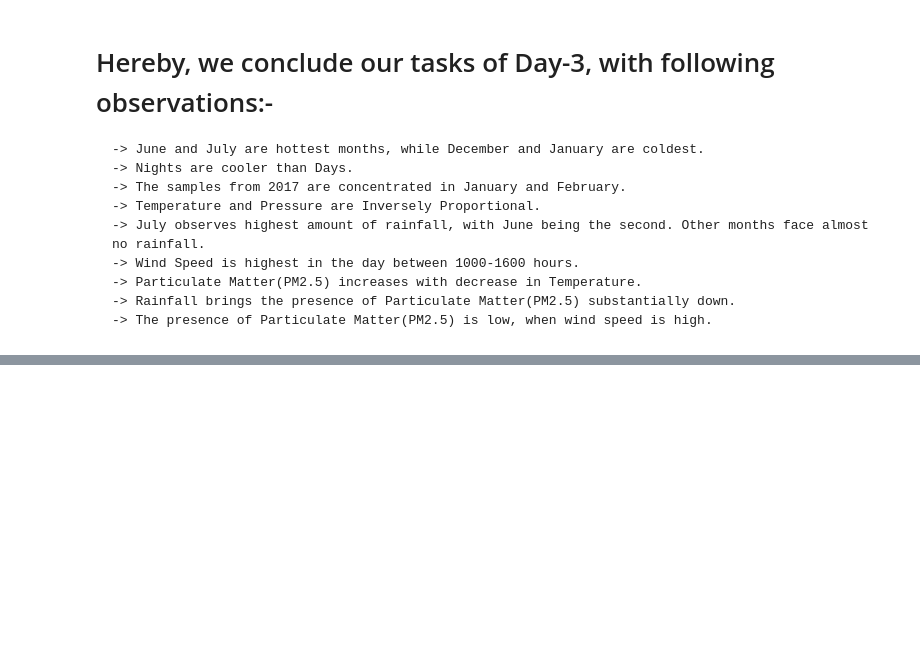
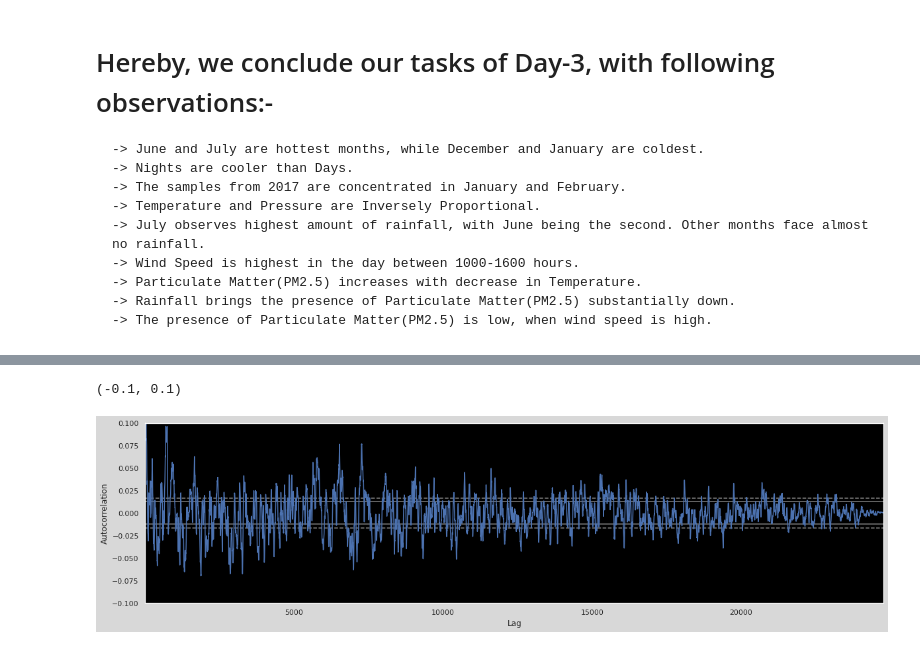
Before and after one commit to SouravBiswal/GeeksFiestaAI-ML-Team-7--1, a Jupyter notebook: Data_Preprocessing.ipynb, the cells around one changed output, grey strips where cells are left out. Cells and saved outputs as stored; diff of their text form; code cells hidden in the pictures; blank space fills up the shorter version.

```diff
--- a/Data_Preprocessing.ipynb
+++ b/Data_Preprocessing.ipynb
@@ -1053,0 +1064,3 @@ sns.heatmap(corr,
+# %%
+# Removing Duplicate indices
+df = df[(df.index.duplicated(keep = 'first') == False)]
@@ -1053,0 +1103,8 @@ sns.heatmap(corr,
+# %%
+# Now, let's see effect of previous data on PM2.5 values in train set
+plt.figure(1, figsize = (20,5))
+pd.plotting.autocorrelation_plot(df['PM2.5'])
+plt.ylim((-0.1, 0.1))
+# %% [output]
+(-0.1, 0.1)
+[figure, added]
```
Also changed, not shown: parts of 94 cells of this notebook.
